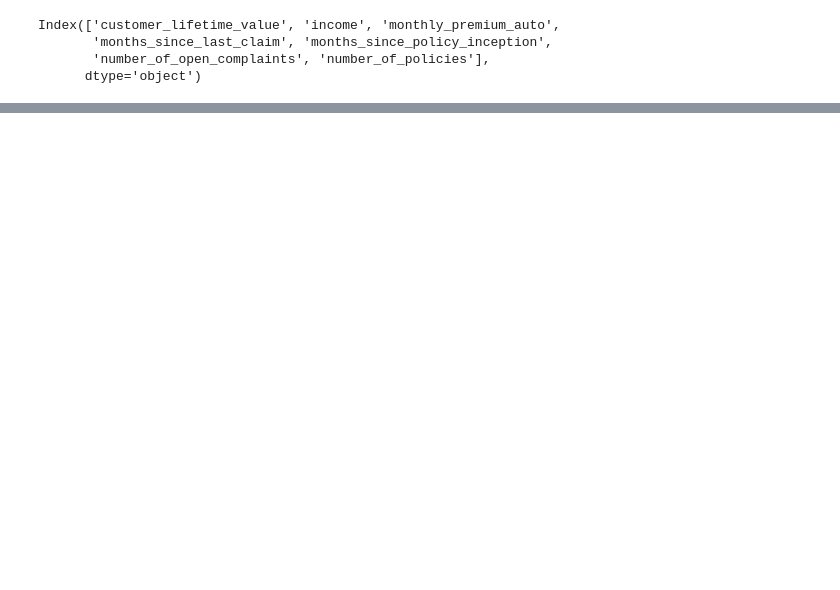
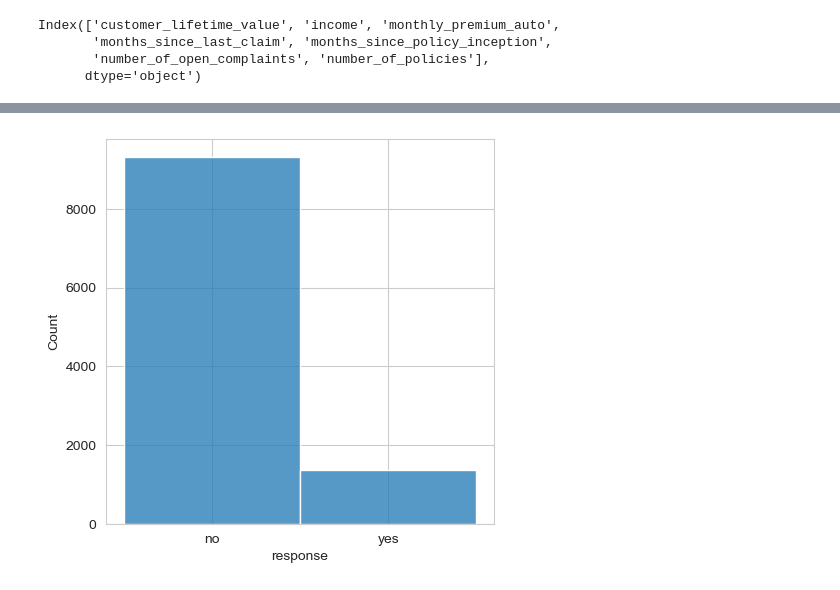
Before and after one commit to Phylanxy/Labs, a Jupyter notebook: week 2/Day 2/Lab_EDA.ipynb, the cells around one changed output, grey strips where cells are left out. Drawn from its saved outputs; the diff is of its cells as text; code cells hidden in the pictures; blank space fills up the shorter version.

```diff
--- a/week 2/Day 2/Lab_EDA.ipynb
+++ b/week 2/Day 2/Lab_EDA.ipynb
@@ -119,0 +98,11 @@ sns.heatmap(corr,vmin=0,vmax=1,annot=True)
+# %%
+#specifying the size of the plot
+fig = plt.subplots(figsize=(5,5))
+
+#plot histplot of the responses, equal to plotting a count of the responses
+sns.histplot(data=df_cat,x="response", stat="count")
+
+# print the plot
+plt.show()
+# %% [output]
+[figure, added]
```
Also changed, not shown: parts of 26 cells of this notebook, 1 other file.
